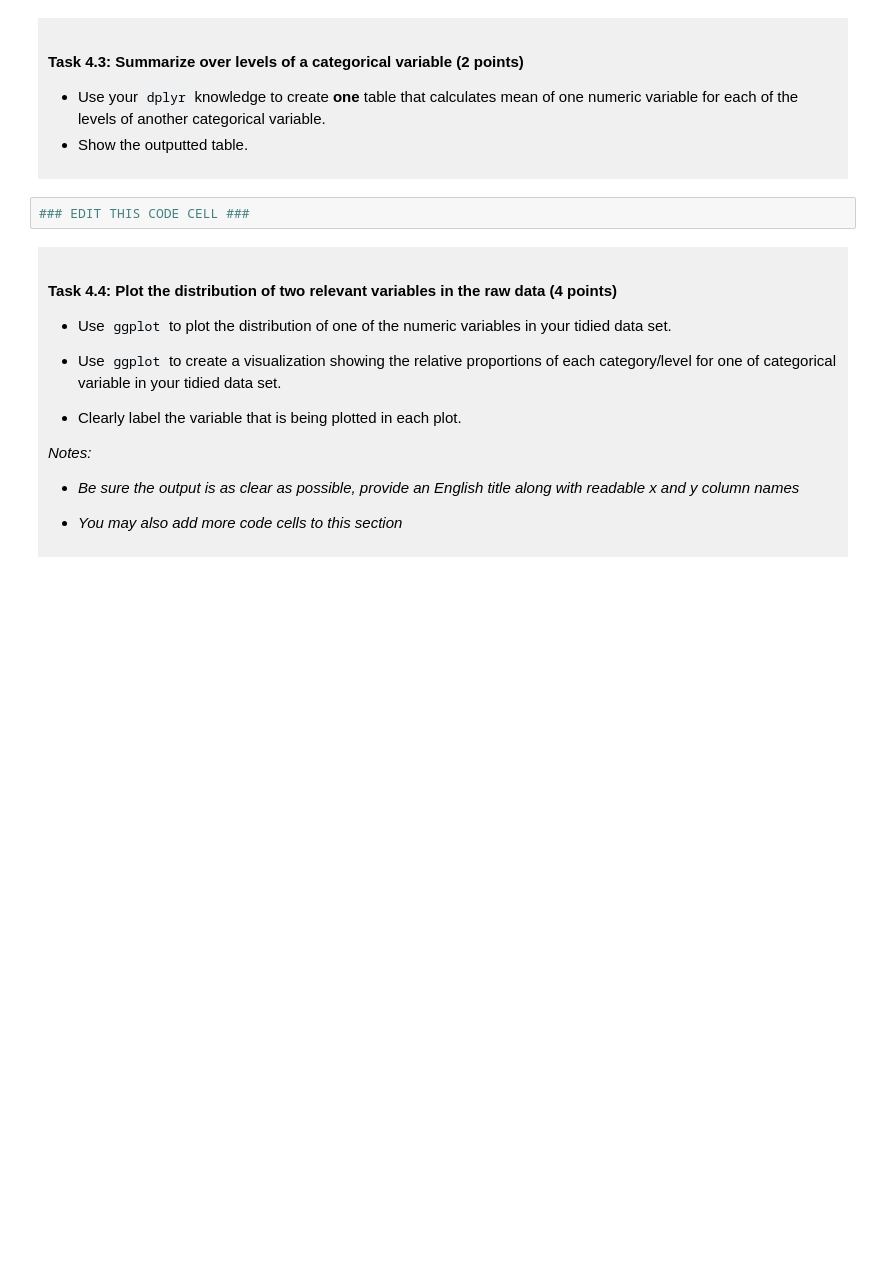
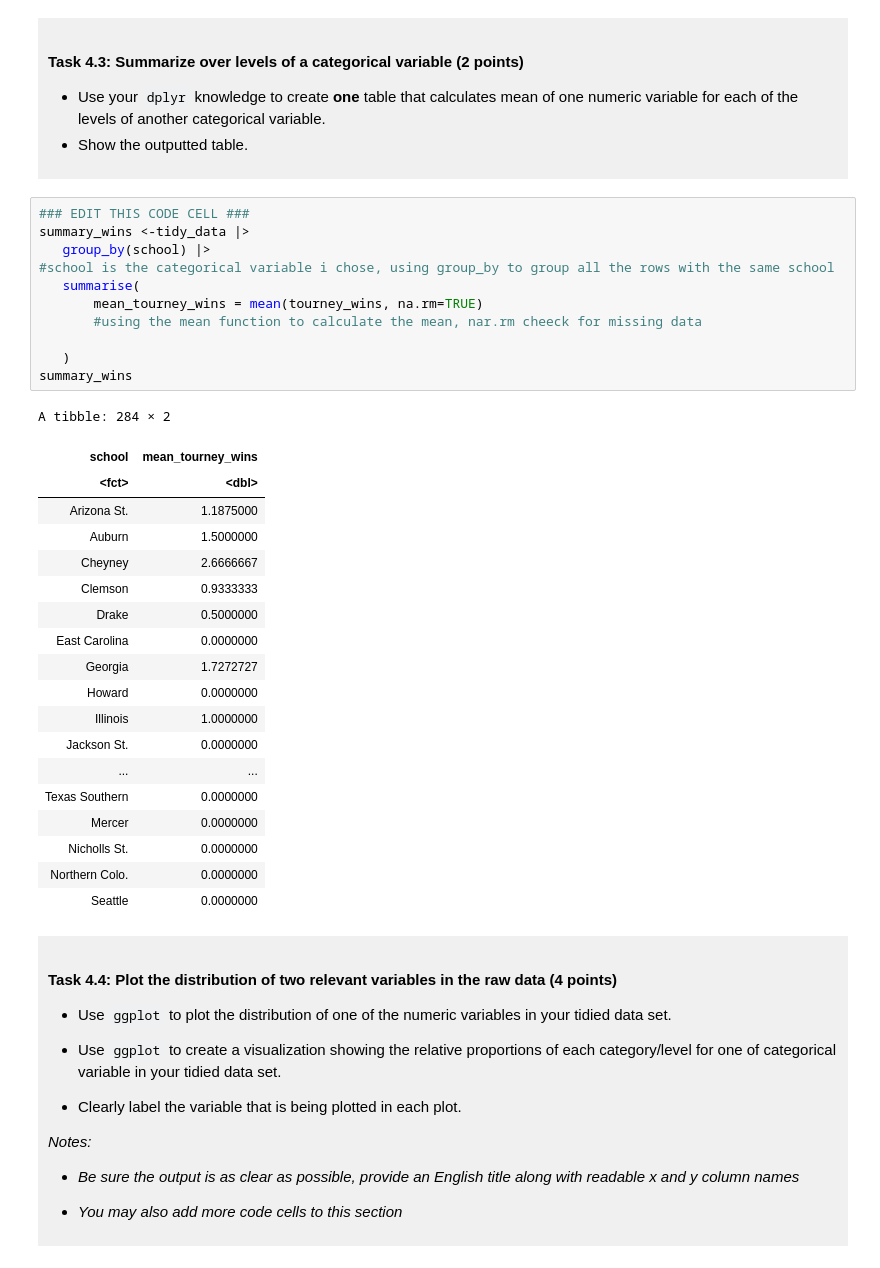
Before and after one commit to Mahdis-Rezaei1380/dsci-100-project-Mahdis-RezaeiTamijani, a Jupyter notebook: dsci-100-project-notebook.ipynb, the cells around one changed output. Cells and saved outputs as stored; diff of their text form; blank space fills up the shorter version.

```diff
--- a/dsci-100-project-notebook.ipynb
+++ b/dsci-100-project-notebook.ipynb
@@ -275,6 +328,35 @@ You will refine your research question (if needed) and produce a tidy data set.
 </div>
 # %%
 ### EDIT THIS CODE CELL ###
+summary_wins <-tidy_data |>
+   group_by(school) |>
+#school is the categorical variable i chose, using group_by to group all the rows with the same school
+   summarise(
+       mean_tourney_wins = mean(tourney_wins, na.rm=TRUE)
+       #using the mean function to calculate the mean, nar.rm cheeck for missing data
+
+   )
+summary_wins
+# %% [output]
+A tibble: 284 × 2
+| school | mean_tourney_wins |
+| <fct> | <dbl> |
+| Arizona St. | 1.1875000 |
+| Auburn | 1.5000000 |
+| Cheyney | 2.6666667 |
+| Clemson | 0.9333333 |
+| Drake | 0.5000000 |
+| East Carolina | 0.0000000 |
+| Georgia | 1.7272727 |
+| Howard | 0.0000000 |
+| Illinois | 1.0000000 |
+| Jackson St. | 0.0000000 |
+| ... | ... |
+| Texas Southern | 0.0000000 |
+| Mercer | 0.0000000 |
+| Nicholls St. | 0.0000000 |
+| Northern Colo. | 0.0000000 |
+| Seattle | 0.0000000 |
 # %% [markdown]
 <div style="background-color: #f0f0f0; padding: 10px;">
 
```
Also changed, not shown: parts of 7 cells of this notebook.
